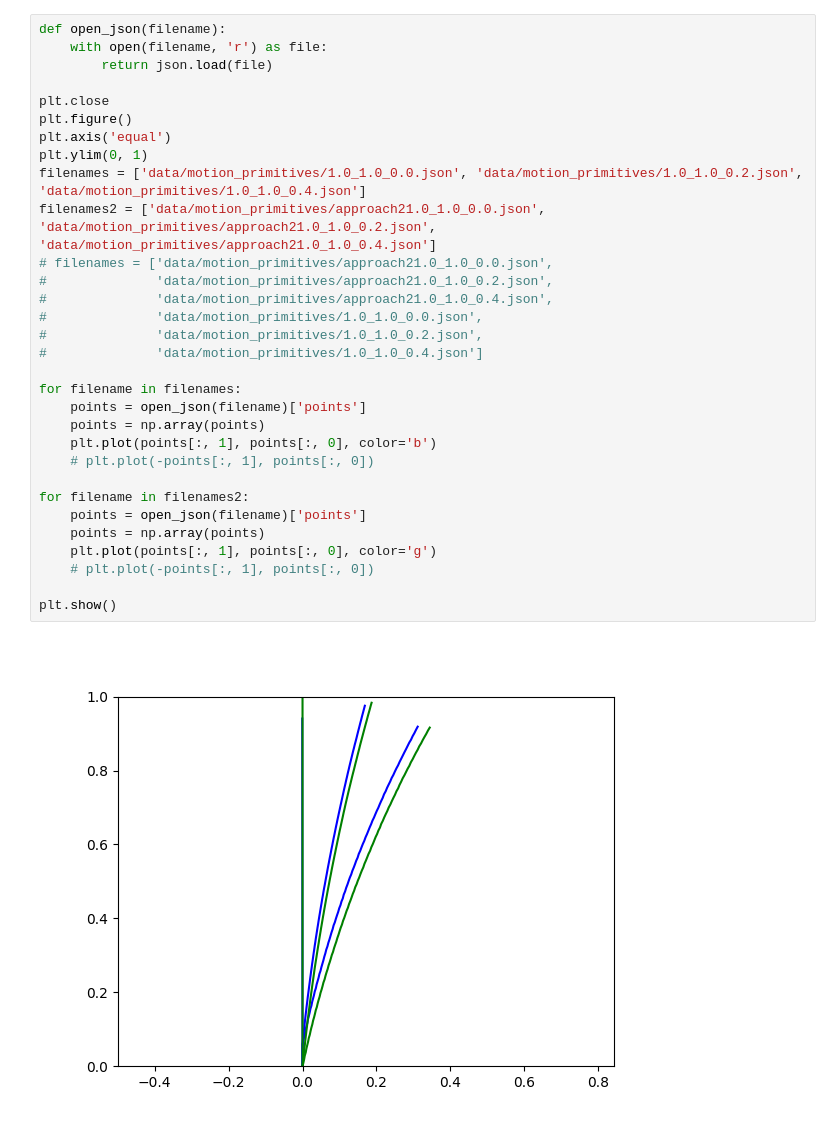
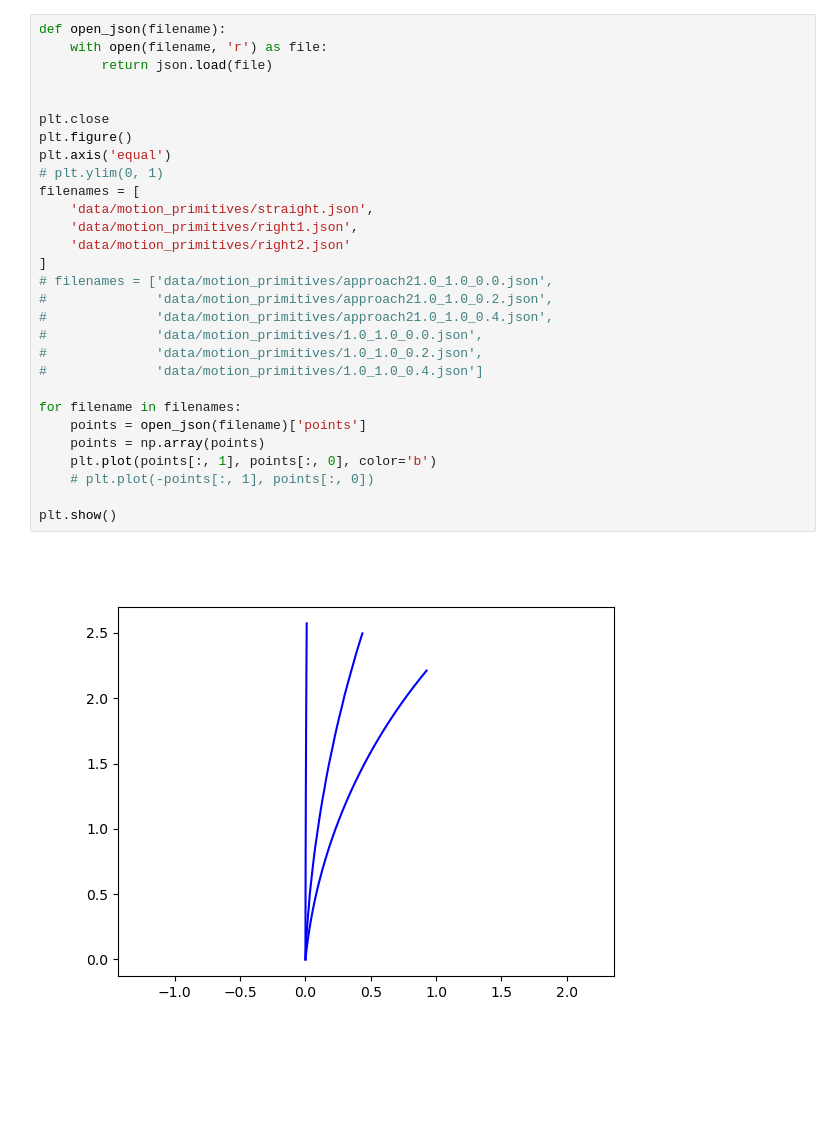
Before and after one commit to SaeedRahmani/MPC_for_AV_at_Intersection, a Jupyter notebook: ro47005-project/visualise_mp.ipynb, the cells around one changed output. Drawn from its saved outputs; the diff is of its cells as text; blank space fills up the shorter version.

Commit message:
Account for desired speed in the motion primitives

```diff
--- a/ro47005-project/visualise_mp.ipynb
+++ b/ro47005-project/visualise_mp.ipynb
@@ -7,33 +7,31 @@ import json
 # %%
 def open_json(filename):
     with open(filename, 'r') as file:
         return json.load(file)
 
+
 plt.close
 plt.figure()
 plt.axis('equal')
-plt.ylim(0, 1)
-filenames = ['data/motion_primitives/1.0_1.0_0.0.json', 'data/motion_primitives/1.0_1.0_0.2.json', 'data/motion_primitives/1.0_1.0_0.4.json']
-filenames2 = ['data/motion_primitives/approach21.0_1.0_0.0.json', 'data/motion_primitives/approach21.0_1.0_0.2.json', 'data/motion_primitives/approach21.0_1.0_0.4.json']
+# plt.ylim(0, 1)
+filenames = [
+    'data/motion_primitives/straight.json',
+    'data/motion_primitives/right1.json',
+    'data/motion_primitives/right2.json'
+]
 # filenames = ['data/motion_primitives/approach21.0_1.0_0.0.json',
 #              'data/motion_primitives/approach21.0_1.0_0.2.json',
 #              'data/motion_primitives/approach21.0_1.0_0.4.json',
 #              'data/motion_primitives/1.0_1.0_0.0.json',
 #              'data/motion_primitives/1.0_1.0_0.2.json',
 #              'data/motion_primitives/1.0_1.0_0.4.json']
 
 for filename in filenames:
     points = open_json(filename)['points']
     points = np.array(points)
     plt.plot(points[:, 1], points[:, 0], color='b')
     # plt.plot(-points[:, 1], points[:, 0])
 
-for filename in filenames2:
-    points = open_json(filename)['points']
-    points = np.array(points)
-    plt.plot(points[:, 1], points[:, 0], color='g')
-    # plt.plot(-points[:, 1], points[:, 0])
-
 plt.show()
 # %% [output]
-[figure, old version]
+[figure, new version]
```
Also changed, not shown: parts of 1 cell of this notebook, 11 other files.
